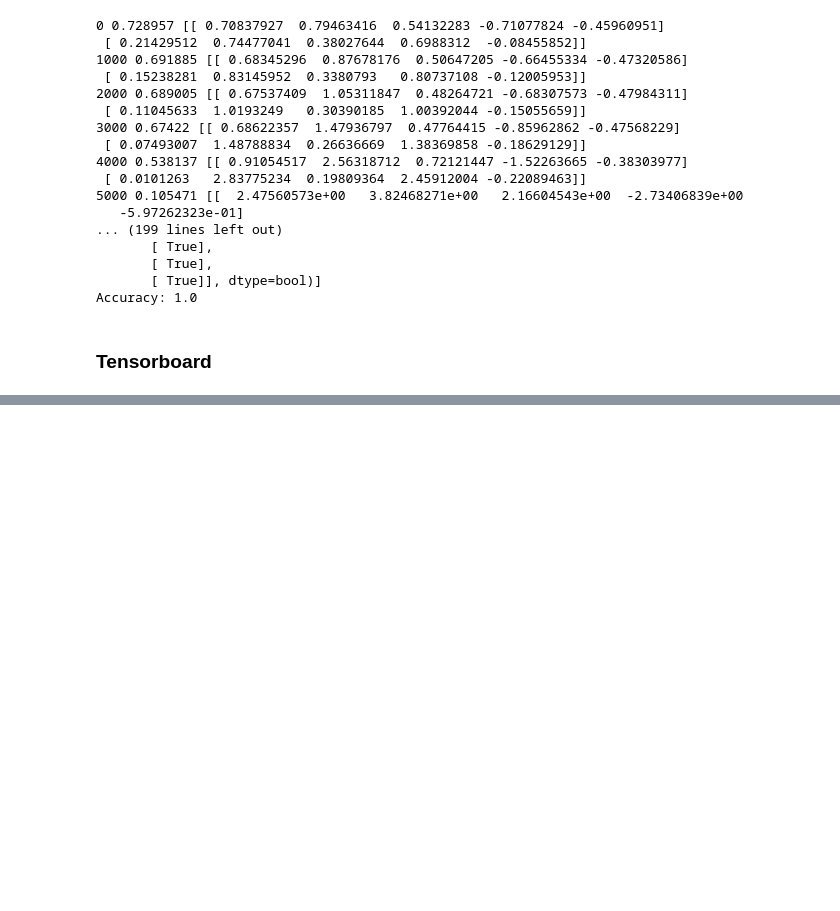
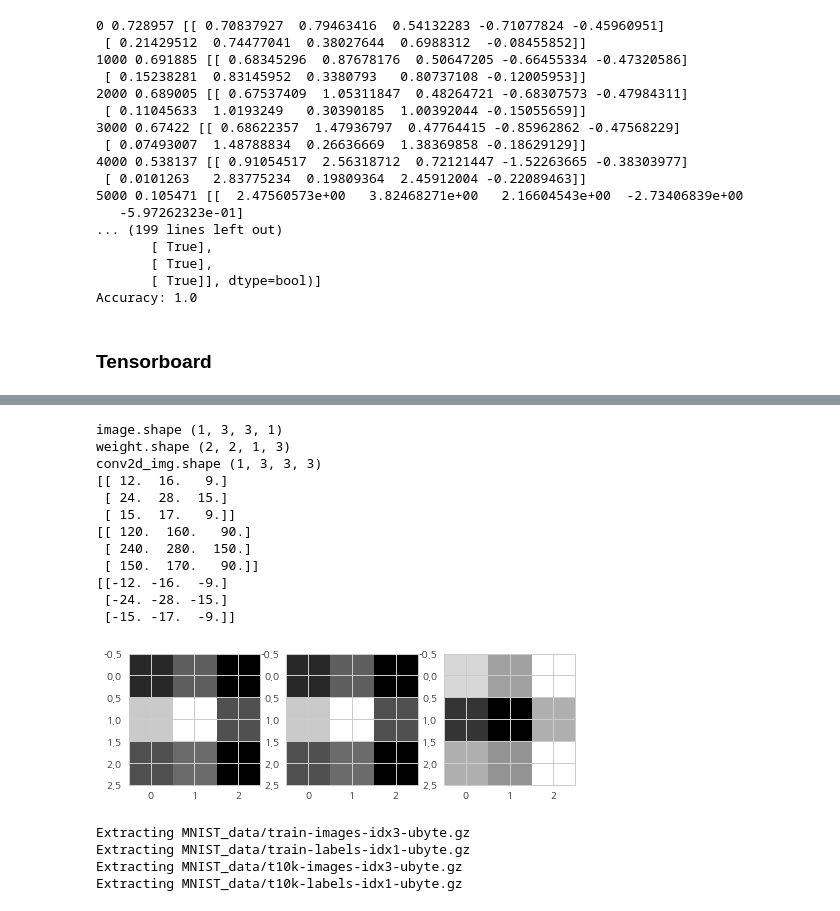
Before and after one commit to baejunyang/datascienceschool, a Jupyter notebook: studying/Tensorflow/모두를 위한 딥러닝.ipynb, the cells around one changed output, grey strips where cells are left out. Drawn from its saved outputs; the diff is of its cells as text; code cells hidden in the pictures; blank space fills up the shorter version.

```diff
--- a/studying/Tensorflow/모두를 위한 딥러닝.ipynb
+++ b/studying/Tensorflow/모두를 위한 딥러닝.ipynb
@@ -681,0 +714,35 @@ Accuracy:  0.9134
+# %%
+#필터 2장
+weight = tf.constant([[[[1.,10.,-1.]],[[1.,10.,-1.]]],[[[1.,10.,-1.]],[[1.,10.,-1.]]]])
+print ("image.shape", image.shape)
+print ("weight.shape", weight.shape)
+
+conv2d = tf.nn.conv2d(image, weight, strides=[1,1,1,1], padding='SAME')
+conv2d_img = conv2d.eval()
+print("conv2d_img.shape", conv2d_img.shape)
+conv2d_img = np.swapaxes(conv2d_img,0,3)
+for i, one_img in enumerate(conv2d_img):
+    print(one_img.reshape(3,3))
+    plt.subplot(1,3,i+1), plt.imshow(one_img.reshape(3,3), cmap='gray')
+# %% [output]
+image.shape (1, 3, 3, 1)
+weight.shape (2, 2, 1, 3)
+conv2d_img.shape (1, 3, 3, 3)
+[[ 12.  16.   9.]
+ [ 24.  28.  15.]
+ [ 15.  17.   9.]]
+[[ 120.  160.   90.]
+ [ 240.  280.  150.]
+ [ 150.  170.   90.]]
+[[-12. -16.  -9.]
+ [-24. -28. -15.]
+ [-15. -17.  -9.]]
+[figure, added]
+# %%
+from tensorflow.examples.tutorials.mnist import input_data
+mnist = input_data.read_data_sets("MNIST_data/", one_hot=True)
+# %% [output]
+Extracting MNIST_data/train-images-idx3-ubyte.gz
+Extracting MNIST_data/train-labels-idx1-ubyte.gz
+Extracting MNIST_data/t10k-images-idx3-ubyte.gz
+Extracting MNIST_data/t10k-labels-idx1-ubyte.gz
```
Also changed, not shown: parts of 16 cells of this notebook, 1 other file.
